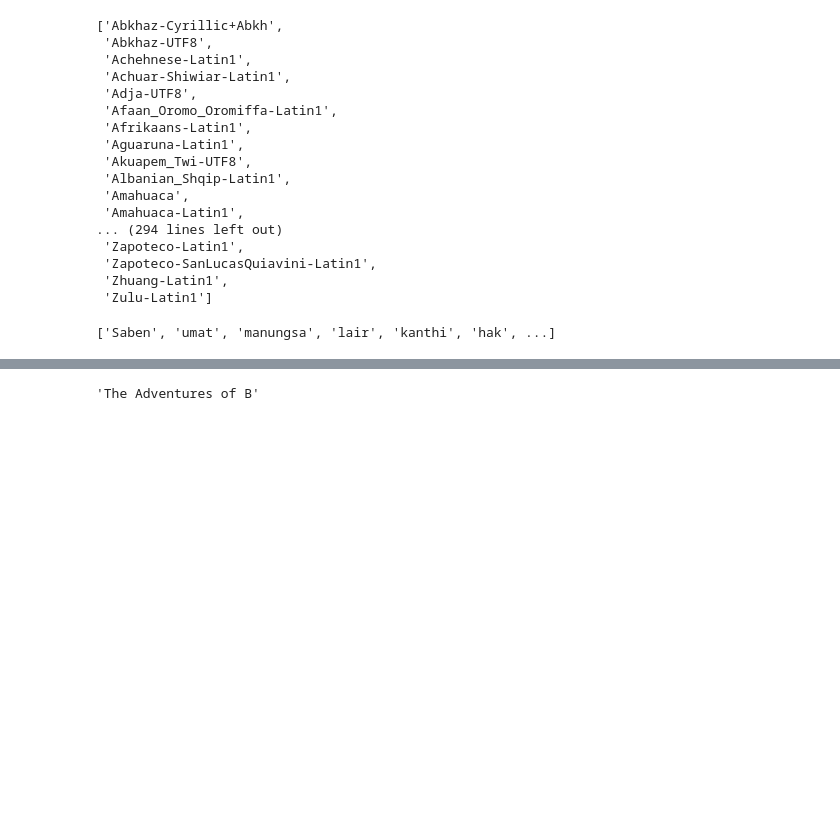
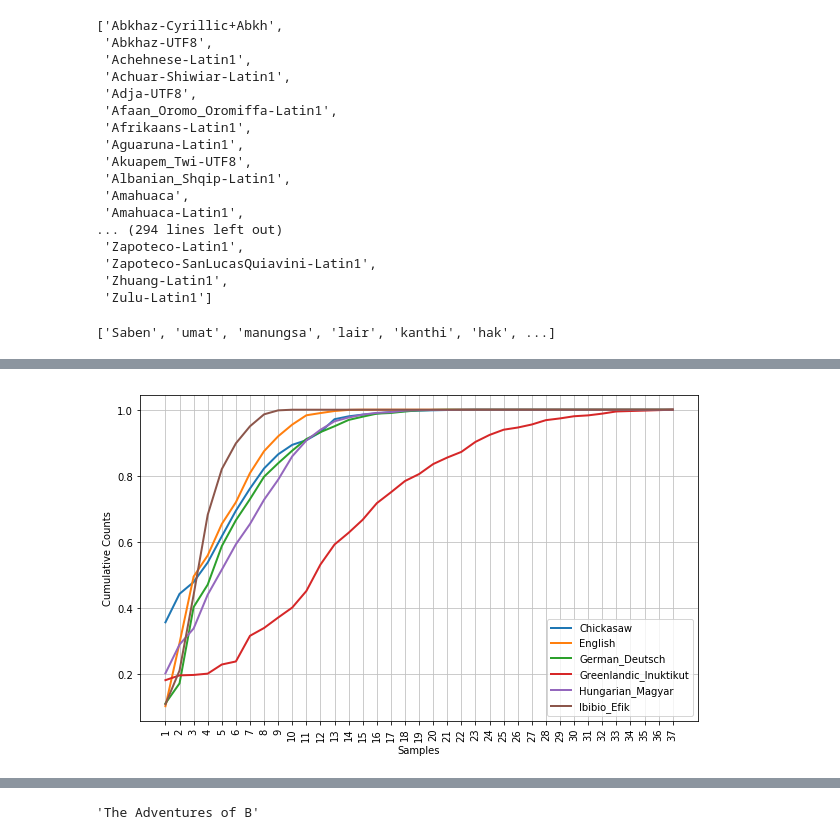
Before and after one commit to rjafarau/nltk-book, a Jupyter notebook: examples/nltk-book-chap02-1.ipynb, the cells around one changed output, grey strips where cells are left out. Drawn from its saved outputs; the diff is of its cells as text; code cells hidden in the pictures; blank space fills up the shorter version.

```diff
--- a/examples/nltk-book-chap02-1.ipynb
+++ b/examples/nltk-book-chap02-1.ipynb
@@ -586,0 +593,10 @@ cfd.plot(cumulative=True)
+# %%
+for lang in languages:
+    N = cfd[lang].N()
+    for l in cfd[lang]:
+        cfd[lang][l] /= N
+# %%
+plt.figure(figsize=(10, 6))
+cfd.plot(cumulative=True)
+# %% [output]
+[figure, added]
```
Also changed, not shown: parts of 18 cells of this notebook.
